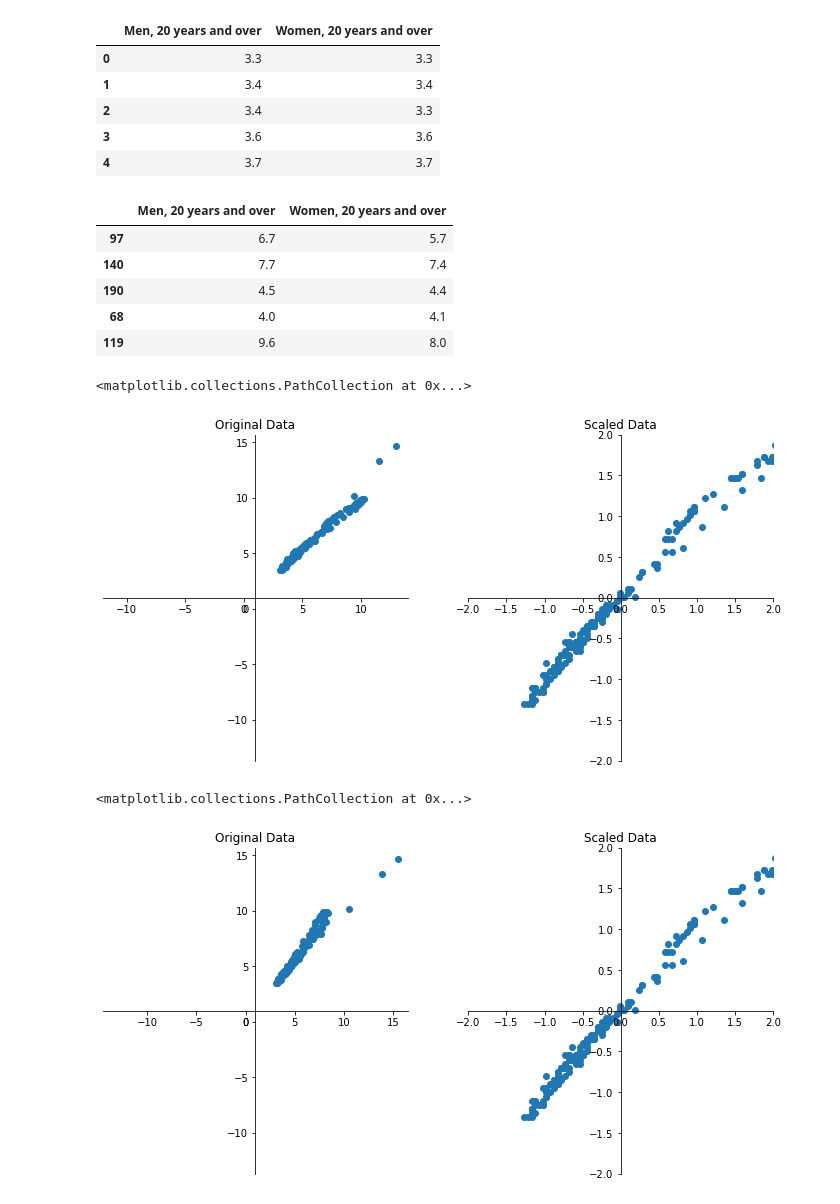
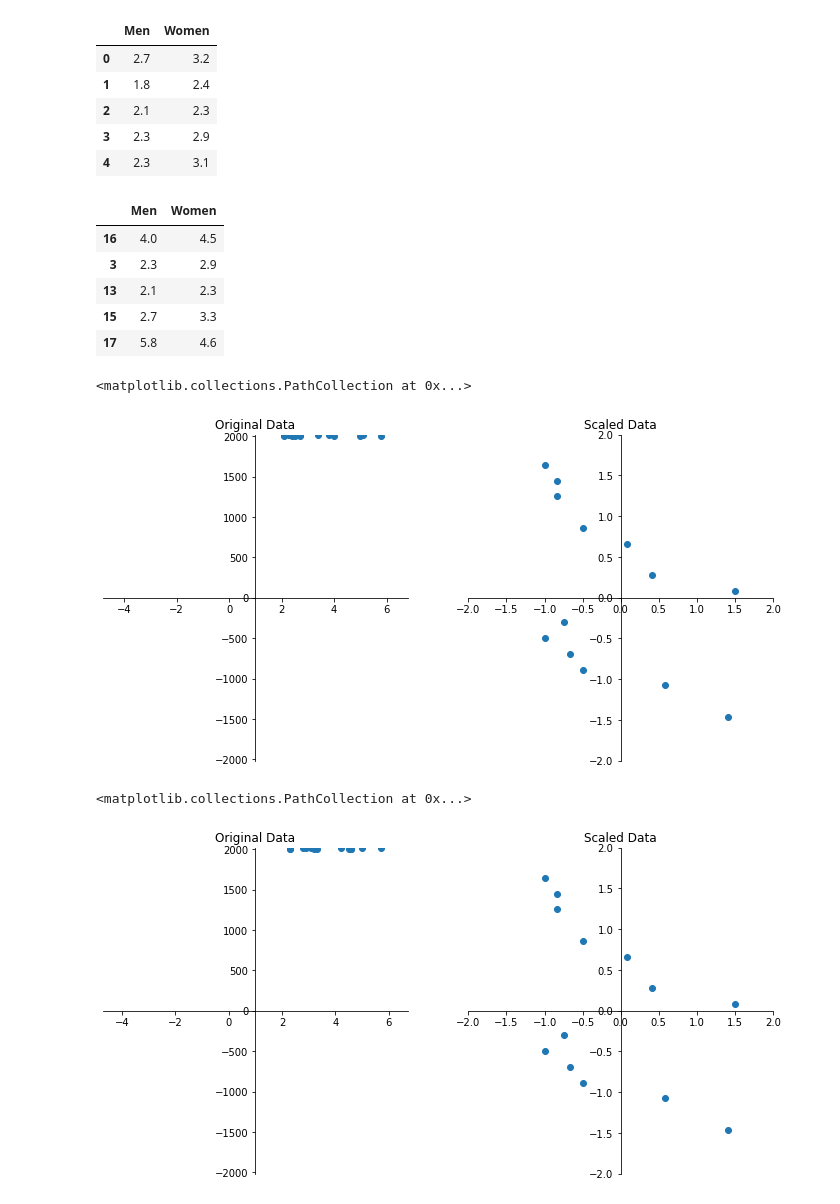
Before and after one commit to vgnenov/OnTheUpAndUp, a Jupyter notebook: machine_learning.ipynb, the cells around one changed output. Saved outputs shown, nothing was run; the diff lists cells and outputs as text; code cells hidden in the pictures.

```diff
--- a/machine_learning.ipynb
+++ b/machine_learning.ipynb
@@ -4,6 +4,6 @@ import matplotlib.pyplot as plt
 import numpy as np
 import pandas as pd
 # %%
-nat_unemp_gen = pd.read_csv('National_Unemployment_by_Gender.csv')
+nat_unemp_gen = pd.read_csv('Industry_Unemployment_By_Gender.csv')
 nat_unemp_gen.head()
 # %% [output]
@@ -32,5 +18,5 @@ nat_unemp_gen.dropna()
 # %%
-X = nat_unemp_gen[["Men, 20 years and over", "Women, 20 years and over"]]
-y = nat_unemp_gen["Total"].values.reshape(-1, 1)
+X = nat_unemp_gen[["Men", "Women"]]
+y = nat_unemp_gen["Year"].values.reshape(-1, 1)
 print(X.shape, y.shape)
 # %% [output]
@@ -54,12 +40,12 @@ data = X.copy()
 data_binary_encoded = pd.get_dummies(data)
 data_binary_encoded.head()
 # %% [output]
-|  | Men, 20 years and over | Women, 20 years and over |
-| 0 | 3.3 | 3.3 |
-| 1 | 3.4 | 3.4 |
-| 2 | 3.4 | 3.3 |
-| 3 | 3.6 | 3.6 |
-| 4 | 3.7 | 3.7 |
+|  | Men | Women |
+| 0 | 2.7 | 3.2 |
+| 1 | 1.8 | 2.4 |
+| 2 | 2.1 | 2.3 |
+| 3 | 2.3 | 2.9 |
+| 4 | 2.3 | 3.1 |
 # %%
 from sklearn.model_selection import train_test_split
 
@@ -69,12 +55,12 @@ X_train, X_test, y_train, y_test = train_test_split(X, y, random_state=42)
 
 X_train.head()
 # %% [output]
-|  | Men, 20 years and over | Women, 20 years and over |
-| 97 | 6.7 | 5.7 |
-| 140 | 7.7 | 7.4 |
-| 190 | 4.5 | 4.4 |
-| 68 | 4.0 | 4.1 |
-| 119 | 9.6 | 8.0 |
+|  | Men | Women |
+| 16 | 4.0 | 4.5 |
+| 3 | 2.3 | 2.9 |
+| 13 | 2.1 | 2.3 |
+| 15 | 2.7 | 3.3 |
+| 17 | 5.8 | 4.6 |
 # %%
  from sklearn.preprocessing import StandardScaler
 X_scaler = StandardScaler().fit(X_train)
@@ -87,35 +73,35 @@ y_test_scaled = y_scaler.transform(y_test)
 # %%
 fig1 = plt.figure(figsize=(12, 6))
 axes1 = fig1.add_subplot(1, 2, 1)
 axes2 = fig1.add_subplot(1, 2, 2)
 
 axes1.set_title("Original Data")
 axes2.set_title("Scaled Data")
 
-maxx = X_train["Men, 20 years and over"].max()
+maxx = X_train["Men"].max()
 maxy = y_train.max()
 axes1.set_xlim(-maxx + 1, maxx + 1)
 axes1.set_ylim(-maxy + 1, maxy + 1)
 
 axes2.set_xlim(-2, 2)
 axes2.set_ylim(-2, 2)
 
 def set_axes(ax):
     ax.spines['left'].set_position('center')
     ax.spines['right'].set_color('none')
     ax.spines['bottom'].set_position('center')
     ax.spines['top'].set_color('none')
     ax.xaxis.set_ticks_position('bottom')
     ax.yaxis.set_ticks_position('left')
 
 set_axes(axes1)
 set_axes(axes2)
 
-axes1.scatter(X_train["Men, 20 years and over"], y_train)
+axes1.scatter(X_train["Men"], y_train)
 axes2.scatter(X_train_scaled[:,0], y_train_scaled[:])
 # %% [output]
 <matplotlib.collections.PathCollection at 0x...>
-[figure, old version]
+[figure, new version]
 # %%
 fig1 = plt.figure(figsize=(12, 6))
 axes1 = fig1.add_subplot(1, 2, 1)
@@ -124,7 +110,7 @@ axes2 = fig1.add_subplot(1, 2, 2)
 axes1.set_title("Original Data")
 axes2.set_title("Scaled Data")
 
-maxx = X_train["Women, 20 years and over"].max()
+maxx = X_train["Women"].max()
 maxy = y_train.max()
 axes1.set_xlim(-maxx + 1, maxx + 1)
 axes1.set_ylim(-maxy + 1, maxy + 1)
@@ -143,9 +129,9 @@ def set_axes(ax):
 set_axes(axes1)
 set_axes(axes2)
 
-axes1.scatter(X_train["Women, 20 years and over"], y_train)
+axes1.scatter(X_train["Women"], y_train)
 axes2.scatter(X_train_scaled[:,0], y_train_scaled[:])
 # %% [output]
 <matplotlib.collections.PathCollection at 0x...>
-[figure, old version]
+[figure, new version]
 # %%
```
Also changed, not shown: parts of 14 cells of this notebook, 8 other files.
